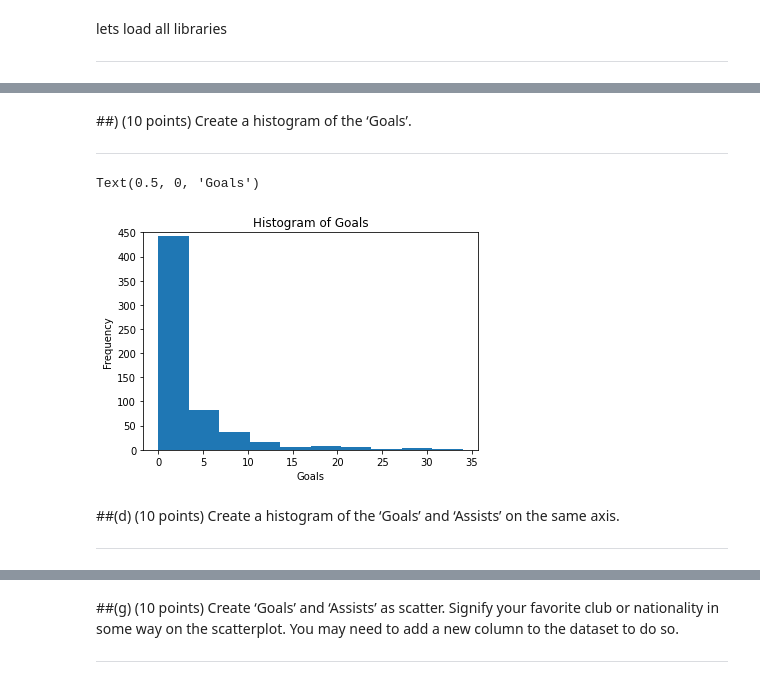
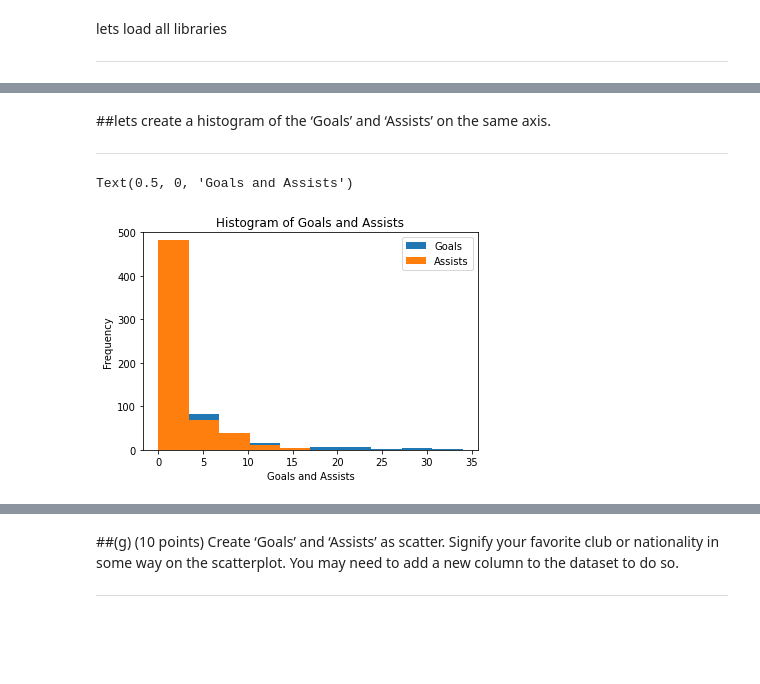
Before and after one commit to ashpou1/data-processing-4313, a Jupyter notebook: EXAM 3.ipynb, the cells around one changed output, grey strips where cells are left out. Drawn from its saved outputs; the diff is of its cells as text; code cells hidden in the pictures; blank space fills up the shorter version.

```diff
--- a/EXAM 3.ipynb
+++ b/EXAM 3.ipynb
@@ -63,13 +73,9 @@ lionel Messi has the highest goal of 34 compare to 25 and same assists as Luis S
 # %% [markdown]
-##) (10 points) Create a histogram of the ‘Goals’.
+##lets create a histogram of the ‘Goals’ and ‘Assists’ on the same axis.
 
 ---
 # %%
-df.Goals.plot.hist(title = 'Histogram of Goals',ylim=[0,450]).set_xlabel("Goals")
+df[["Goals", "Assists"]].plot.hist(title = 'Histogram of Goals and Assists',ylim=[0,500]).set_xlabel("Goals and Assists")
 # %% [output]
-Text(0.5, 0, 'Goals')
+Text(0.5, 0, 'Goals and Assists')
-[figure, old version]
+[figure, new version]
-# %% [markdown]
-##(d) (10 points) Create a histogram of the ‘Goals’ and ‘Assists’ on the same axis.
-
----
```
Also changed, not shown: parts of 17 cells of this notebook.
